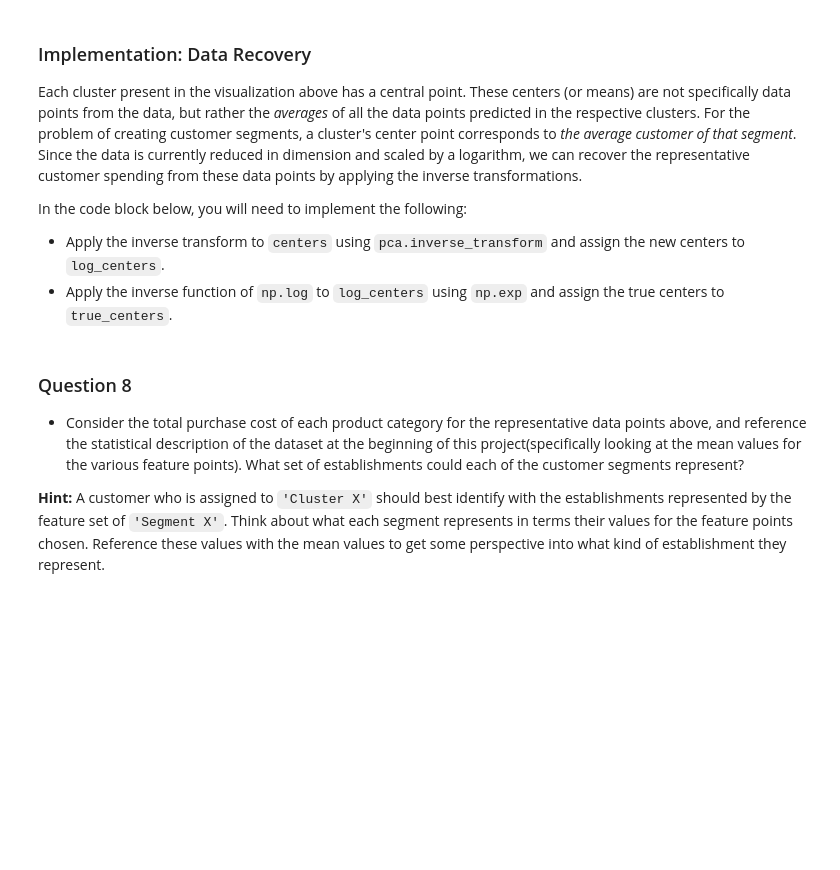
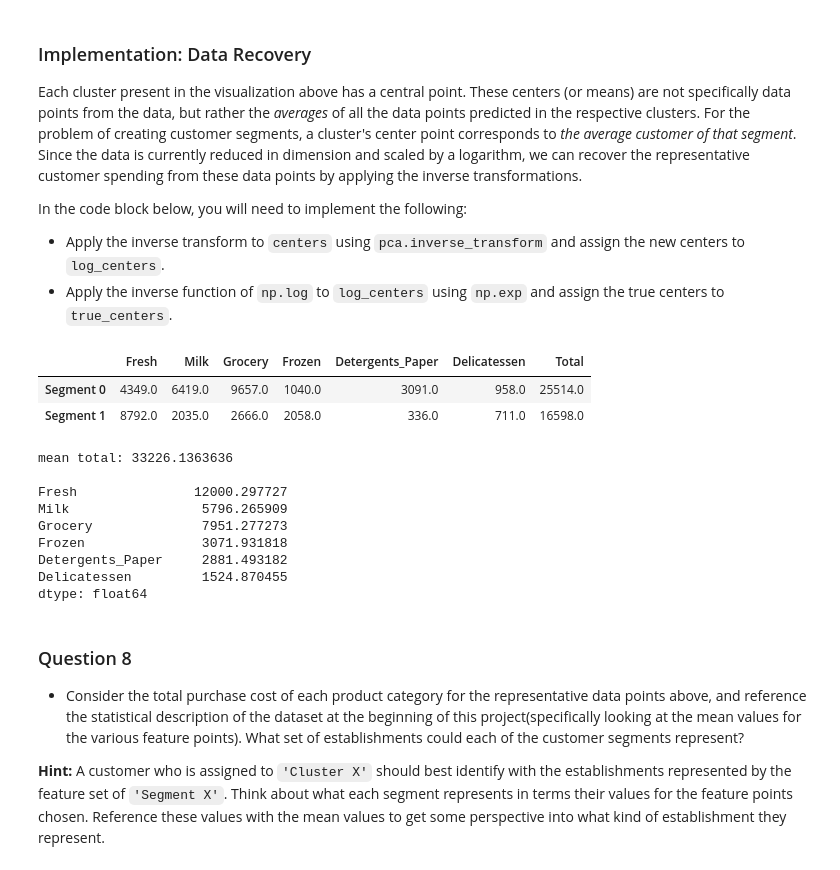
Before and after one commit to kayfuku/MLND_Udacity, a Jupyter notebook: customer_segments/customer_segments.ipynb, the cells around one changed output. Drawn from its saved outputs; the diff is of its cells as text; code cells hidden in the pictures; blank space fills up the shorter version.

```diff
--- a/customer_segments/customer_segments.ipynb
+++ b/customer_segments/customer_segments.ipynb
@@ -414,13 +432,13 @@ In the code block below, you will need to implement the following:
  - Apply a PCA transformation of `log_samples` using `pca.transform`, and assign the results to `pca_samples`.
 # %%
 # TODO: Apply PCA by fitting the good data with only two dimensions
-pca = None
+pca = PCA(n_components=2).fit(good_data)
 
 # TODO: Transform the good data using the PCA fit above
-reduced_data = None
+reduced_data = pca.transform(good_data)
 
 # TODO: Transform log_samples using the PCA fit above
-pca_samples = None
+pca_samples = pca.transform(log_samples)
 
 # Create a DataFrame for the reduced data
 reduced_data = pd.DataFrame(reduced_data, columns = ['Dimension 1', 'Dimension 2'])
@@ -470,17 +499,23 @@ In the code block below, you will need to implement the following:
  - Import `sklearn.metrics.silhouette_score` and calculate the silhouette score of `reduced_data` against `preds`.
    - Assign the silhouette score to `score` and print the result.
 # %%
+from sklearn.mixture import GMM
+from sklearn.metrics import silhouette_score
+
 # TODO: Apply your clustering algorithm of choice to the reduced data
-clusterer = None
+clusterer = GMM(n_components=2).fit(reduced_data)
 
 # TODO: Predict the cluster for each data point
-preds = None
+preds = clusterer.predict(reduced_data)
+# print preds
 
 # TODO: Find the cluster centers
-centers = None
+centers = clusterer.means_
+# print centers
 
 # TODO: Predict the cluster for each transformed sample data point
-sample_preds = None
+sample_preds = clusterer.predict(pca_samples)
 
 # TODO: Calculate the mean silhouette coefficient for the number of clusters chosen
-score = None
+score = silhouette_score(reduced_data, preds)
+print "silhouette score: {:.3f}".format(score)
@@ -506,16 +568,37 @@ In the code block below, you will need to implement the following:
  - Apply the inverse function of `np.log` to `log_centers` using `np.exp` and assign the true centers to `true_centers`.
 # %%
 # TODO: Inverse transform the centers
-log_centers = None
+log_centers = pca.inverse_transform(centers)
+# print log_centers
 
 # TODO: Exponentiate the centers
-true_centers = None
+true_centers = np.exp(log_centers)
 
 # Display the true centers
 segments = ['Segment {}'.format(i) for i in range(0,len(centers))]
 true_centers = pd.DataFrame(np.round(true_centers), columns = data.keys())
 true_centers.index = segments
+true_centers['Total'] = true_centers.sum(axis = 1)
 display(true_centers)
+
+statistics = data.describe()
+mean_total = statistics.loc['mean'].sum()
+print 'mean total: %s' % mean_total
+print
+print data.mean()
+# %% [output]
+|  | Fresh | Milk | Grocery | Frozen | Detergents_Paper | Delicatessen | Total |
+| Segment 0 | 4349.0 | 6419.0 | 9657.0 | 1040.0 | 3091.0 | 958.0 | 25514.0 |
+| Segment 1 | 8792.0 | 2035.0 | 2666.0 | 2058.0 | 336.0 | 711.0 | 16598.0 |
+mean total: 33226.1363636
+
+Fresh               12000.297727
+Milk                 5796.265909
+Grocery              7951.277273
+Frozen               3071.931818
+Detergents_Paper     2881.493182
+Delicatessen         1524.870455
+dtype: float64
 # %% [markdown]
 ### Question 8
 
```
Also changed, not shown: parts of 22 cells of this notebook, 1 other file.
